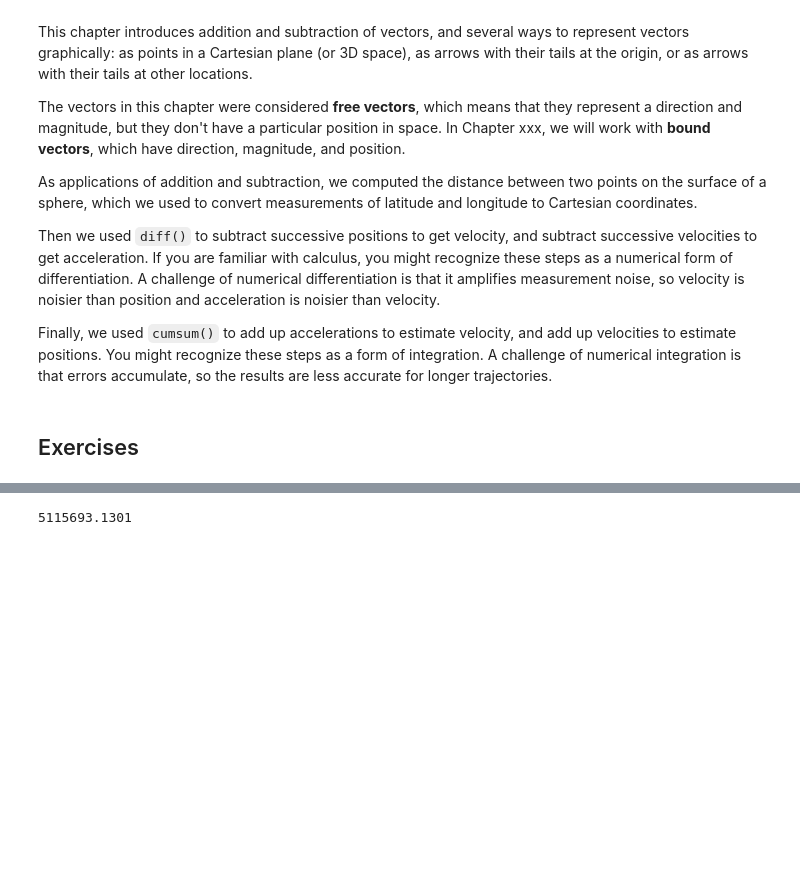
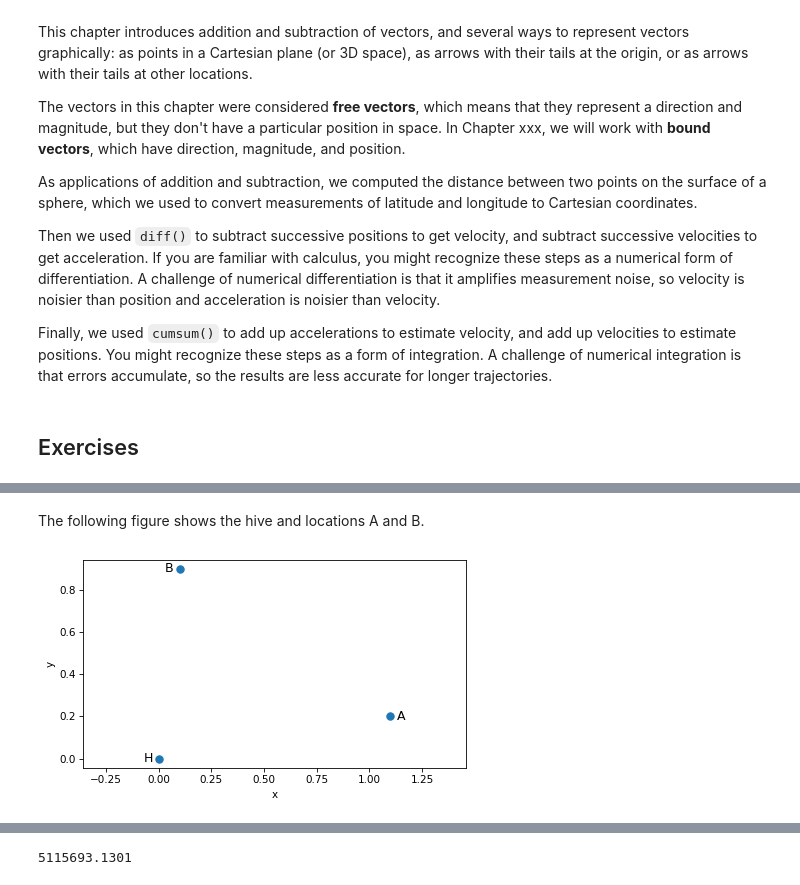
Before and after one commit to AllenDowney/ThinkLinearAlgebra, a Jupyter notebook: _sources/track.ipynb, the cells around one changed output, grey strips where cells are left out. Drawn from its saved outputs; the diff is of its cells as text; code cells hidden in the pictures; blank space fills up the shorter version.

```diff
--- a/_sources/track.ipynb
+++ b/_sources/track.ipynb
@@ -687,0 +703,15 @@ A challenge of numerical integration is that errors accumulate, so the results a
+# %%
+H = np.array([0.0, 0.0])
+A = np.array([1.1, 0.2])
+B = np.array([0.1, 0.9])
+# %% [markdown]
+The following figure shows the hive and locations A and B.
+# %%
+scatter([H, A, B], s=50)
+label_point('H', H, label_pos=9)
+label_point('A', A, label_pos=3)
+label_point('B', B, label_pos=9)
+plt.axis('equal')
+decorate(xlabel='x', ylabel='y')
+# %% [output]
+[figure, added]
```
Also changed, not shown: parts of 7 cells of this notebook, 4 other files.
